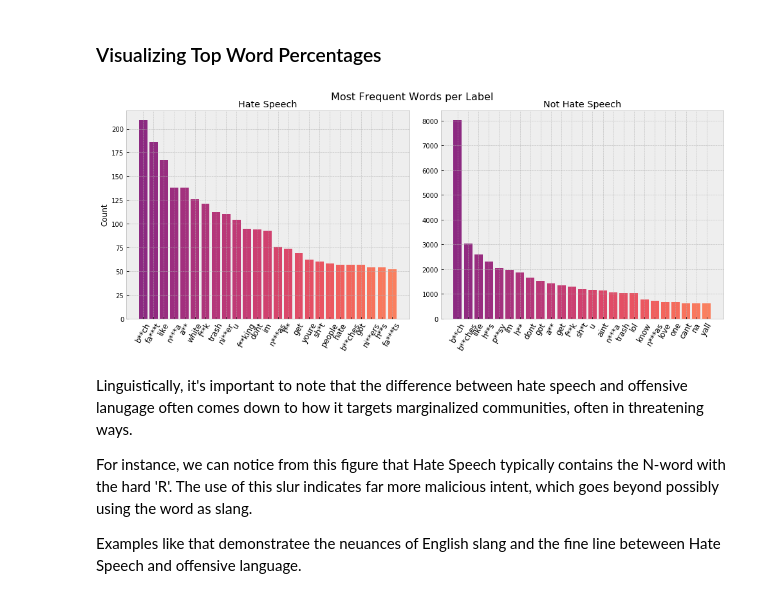
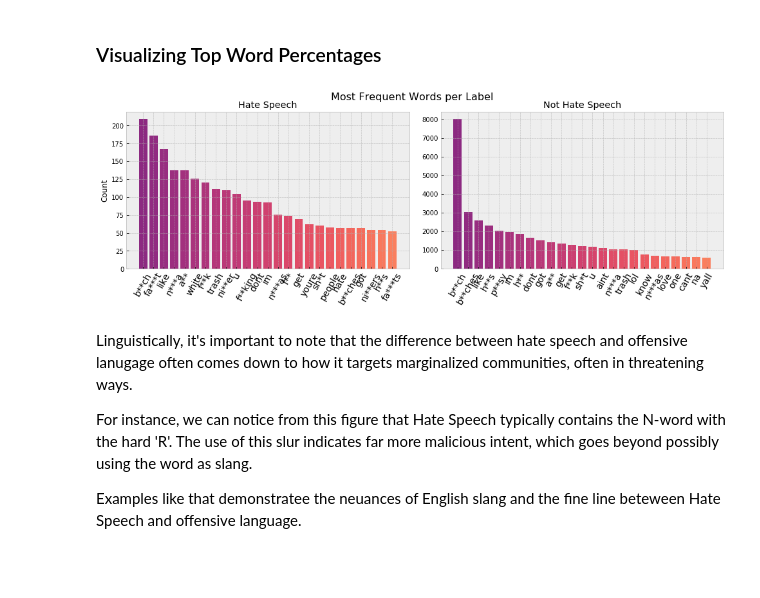
Before and after one commit to sidneykung/twitter_hate_speech_detection, a Jupyter notebook: preprocessing/eda_notebook.ipynb, the cells around one changed output. Drawn from its saved outputs; the diff is of its cells as text; code cells hidden in the pictures; blank space fills up the shorter version.

Commit message:
more graph editing

```diff
--- a/preprocessing/eda_notebook.ipynb
+++ b/preprocessing/eda_notebook.ipynb
@@ -209,30 +209,30 @@ not_hate_bar_words = [x[0] for x in not_hate_freq.most_common(25)]
 # set the color of the bar graphs
 color = cm.magma(np.linspace(.4,.8, 30))
 # %%
-new_figure = plt.figure(figsize=(14,6))
+new_figure = plt.figure(figsize=(14,5))
 
 ax = new_figure.add_subplot(121)
 ax2 = new_figure.add_subplot(122)
 # generating a bar chart on each axes
 ax.bar(hate_bar_words, hate_bar_counts, color=color)
 ax2.bar(not_hate_bar_words, not_hate_bar_counts, color=color)
 
 ax.title.set_text('Hate Speech')
 ax.set_ylabel('Count')
 
 ax2.title.set_text('Not Hate Speech')
 
 for ax in new_figure.axes:
     plt.sca(ax)
-    plt.xticks(rotation=60, fontsize=12)
+    plt.xticks(rotation=60, fontsize=14)
 plt.tight_layout(pad=2)
 
 new_figure.suptitle('Most Frequent Words per Label', fontsize=16)
 
-plt.savefig('../visualizations/label_word_count_sized.png', bbox_inches = "tight", pad_inches=.5)
+plt.savefig('../visualizations/label_word_count.png', bbox_inches = "tight", pad_inches=.5)
 plt.show()
 # %% [output]
-[figure, old version]
+[figure, new version]
 # %% [markdown]
 Linguistically, it's important to note that the difference between hate speech and offensive lanugage often comes down to how it targets marginalized communities, often in threatening ways.
 
```
Also changed, not shown: 2 other files.
